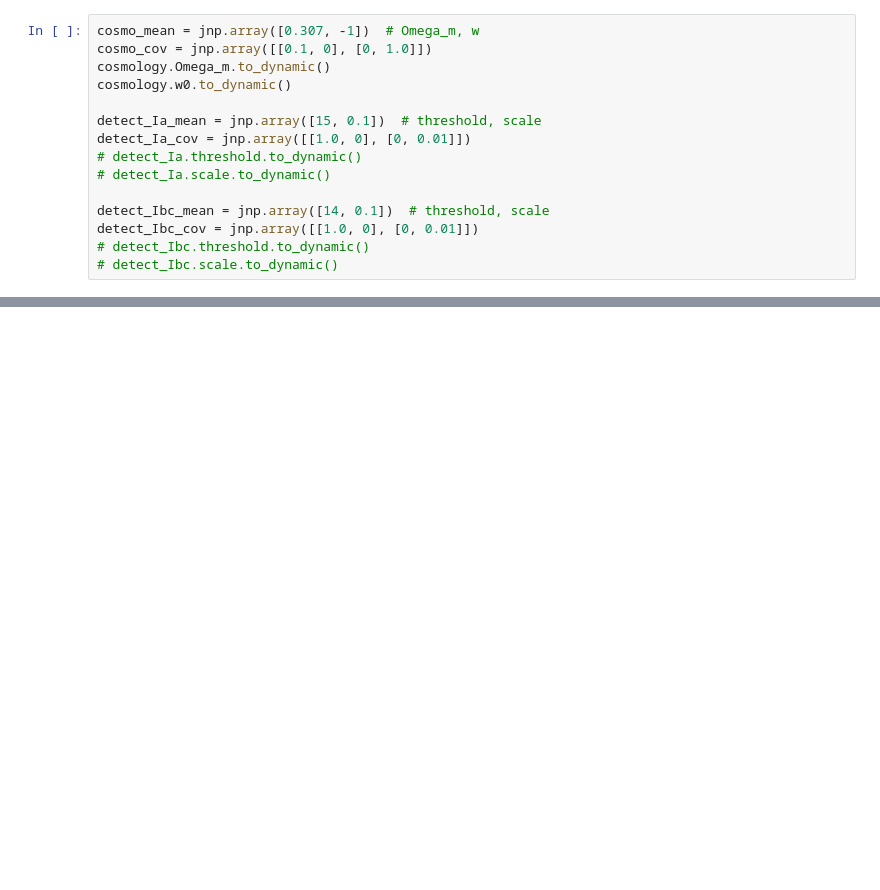
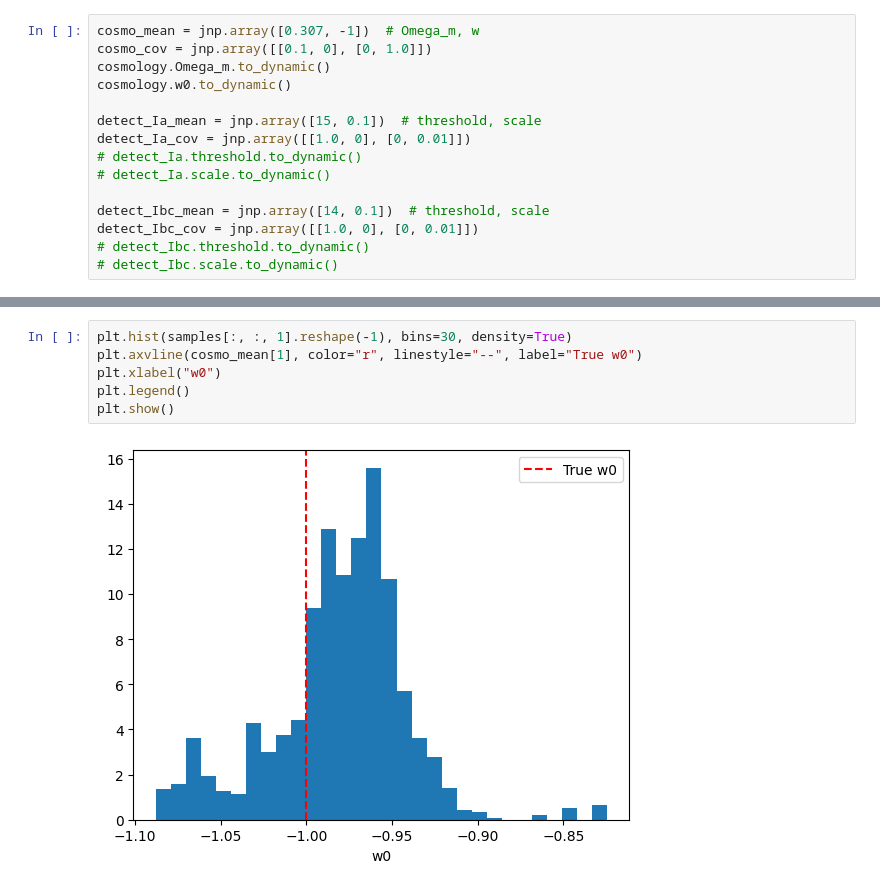
Before and after one commit to ConnorStoneAstro/cosmographi, a Jupyter notebook: docs/muzcosmology.ipynb, the cells around one changed output, grey strips where cells are left out. Saved outputs shown, nothing was run; the diff lists cells and outputs as text; blank space fills up the shorter version.

```diff
--- a/docs/muzcosmology.ipynb
+++ b/docs/muzcosmology.ipynb
@@ -309,0 +389,8 @@ plt.show()
+# %%
+plt.hist(samples[:, :, 1].reshape(-1), bins=30, density=True)
+plt.axvline(cosmo_mean[1], color="r", linestyle="--", label="True w0")
+plt.xlabel("w0")
+plt.legend()
+plt.show()
+# %% [output]
+[figure, added]
```
Also changed, not shown: parts of 14 cells of this notebook, 4 other files.
